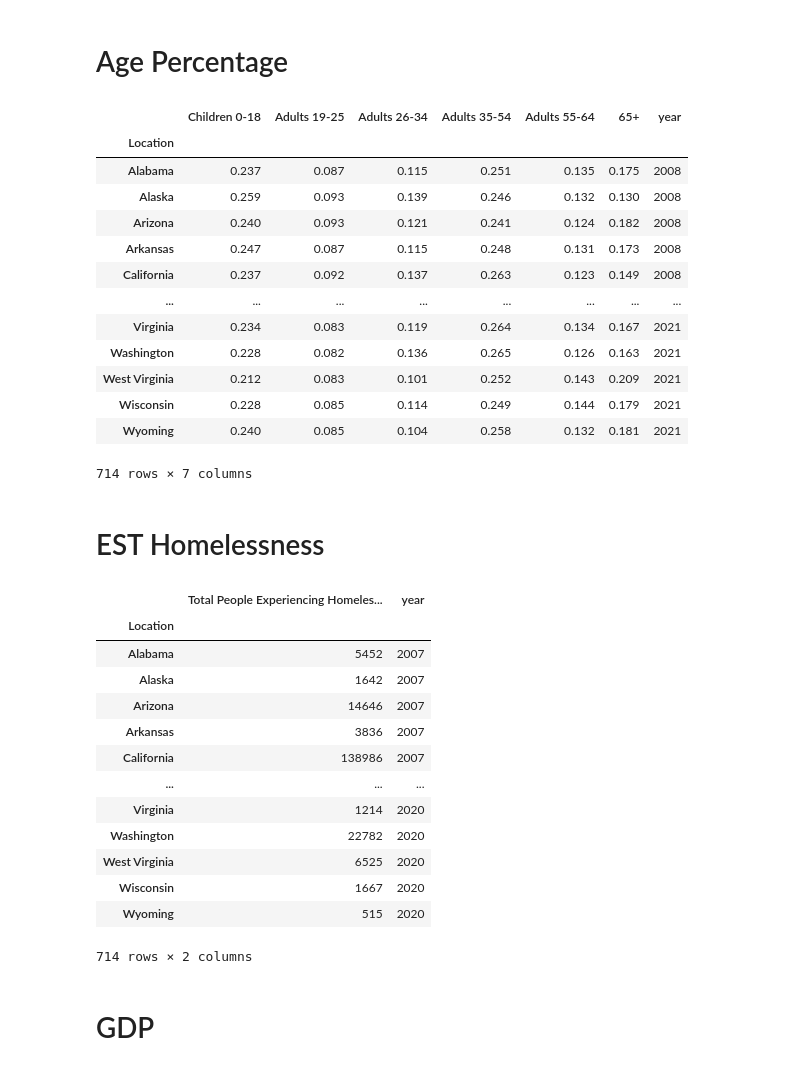
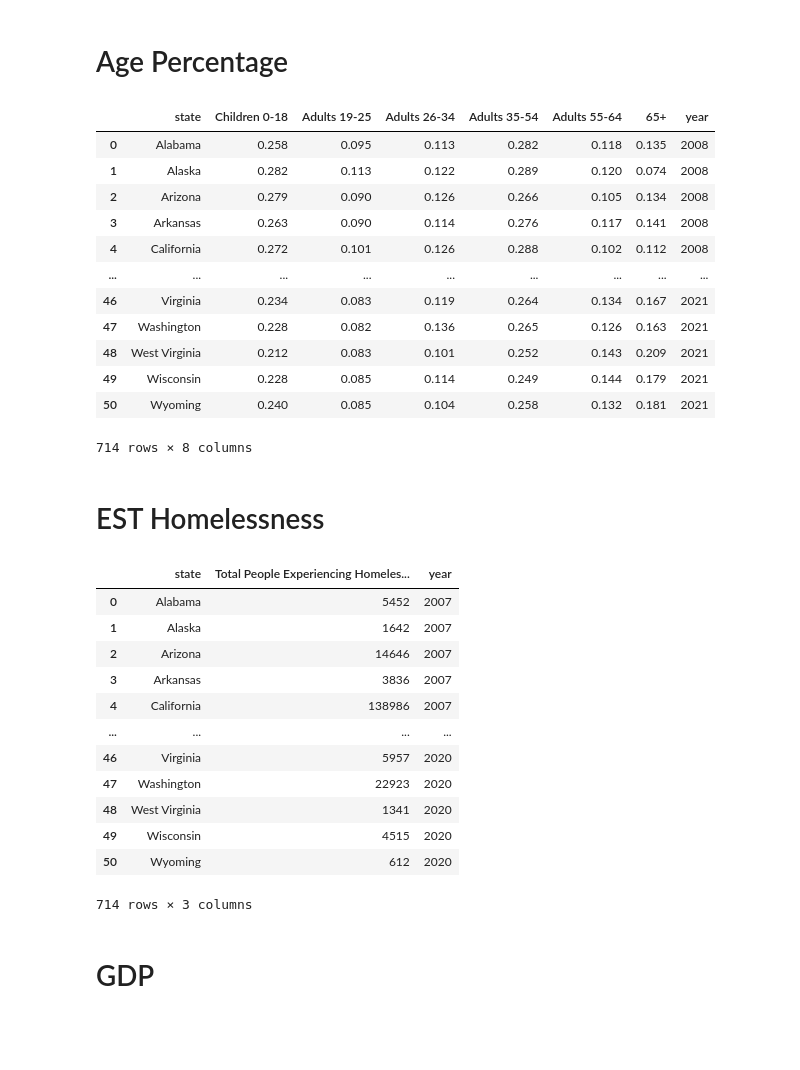
Before and after one commit to MIDS-at-Duke/unifying-data-science-2023-project-ids701_team2, a Jupyter notebook: 10_code/preprocess.ipynb, the cells around one changed output. Drawn from its saved outputs; the diff is of its cells as text; code cells hidden in the pictures; blank space fills up the shorter version.

```diff
--- a/10_code/preprocess.ipynb
+++ b/10_code/preprocess.ipynb
@@ -12,37 +7,39 @@ Successfully installed xlrd-2.0.1
 # %%
 import os
 csv_folder = '../00_source_data/age_percentage'
-csv_files = [os.path.join(csv_folder, file) for file in os.listdir(csv_folder) if file.endswith('.csv')]
+csv_files = [os.path.join(csv_folder, file) for file in sorted(os.listdir(csv_folder)) if file.endswith('.csv')]
 # %%
-combined_age_pct = pd.concat([pd.read_csv(file, index_col=0,header=2, skiprows=[3,55,56,57,58,59,60,61,62,63,64,65,66,67,68,69]) \
+combined_age_pct = pd.concat([pd.read_csv(file, header=2, skiprows=[3,55,56,57,58,59,60,61,62,63,64,65,66,67,68,69]) \
     for file in csv_files])
 
 # drop the last two columns
 combined_age_pct = combined_age_pct.iloc[:, :-2]
 
 # create the column for year
 combined_age_pct['year'] = np.repeat(np.arange(2008, 2022), 51)
 
+# rename the state column
+combined_age_pct.rename(columns={'Location': 'state'}, inplace=True)
+
 # make sure col/row number is correct
 assert combined_age_pct.shape[0] == 51*14
-assert combined_age_pct.shape[1] == 7
+assert combined_age_pct.shape[1] == 8
 
 combined_age_pct
 # %% [output]
-|  | Children 0-18 | Adults 19-25 | Adults 26-34 | Adults 35-54 | Adults 55-64 | 65+ | year |
-| Location |  |  |  |  |  |  |  |
-| Alabama | 0.237 | 0.087 | 0.115 | 0.251 | 0.135 | 0.175 | 2008 |
-| Alaska | 0.259 | 0.093 | 0.139 | 0.246 | 0.132 | 0.130 | 2008 |
-| Arizona | 0.240 | 0.093 | 0.121 | 0.241 | 0.124 | 0.182 | 2008 |
-| Arkansas | 0.247 | 0.087 | 0.115 | 0.248 | 0.131 | 0.173 | 2008 |
-| California | 0.237 | 0.092 | 0.137 | 0.263 | 0.123 | 0.149 | 2008 |
-| ... | ... | ... | ... | ... | ... | ... | ... |
-| Virginia | 0.234 | 0.083 | 0.119 | 0.264 | 0.134 | 0.167 | 2021 |
-| Washington | 0.228 | 0.082 | 0.136 | 0.265 | 0.126 | 0.163 | 2021 |
-| West Virginia | 0.212 | 0.083 | 0.101 | 0.252 | 0.143 | 0.209 | 2021 |
-| Wisconsin | 0.228 | 0.085 | 0.114 | 0.249 | 0.144 | 0.179 | 2021 |
-| Wyoming | 0.240 | 0.085 | 0.104 | 0.258 | 0.132 | 0.181 | 2021 |
+|  | state | Children 0-18 | Adults 19-25 | Adults 26-34 | Adults 35-54 | Adults 55-64 | 65+ | year |
+| 0 | Alabama | 0.258 | 0.095 | 0.113 | 0.282 | 0.118 | 0.135 | 2008 |
+| 1 | Alaska | 0.282 | 0.113 | 0.122 | 0.289 | 0.120 | 0.074 | 2008 |
+| 2 | Arizona | 0.279 | 0.090 | 0.126 | 0.266 | 0.105 | 0.134 | 2008 |
+| 3 | Arkansas | 0.263 | 0.090 | 0.114 | 0.276 | 0.117 | 0.141 | 2008 |
+| 4 | California | 0.272 | 0.101 | 0.126 | 0.288 | 0.102 | 0.112 | 2008 |
+| ... | ... | ... | ... | ... | ... | ... | ... | ... |
+| 46 | Virginia | 0.234 | 0.083 | 0.119 | 0.264 | 0.134 | 0.167 | 2021 |
+| 47 | Washington | 0.228 | 0.082 | 0.136 | 0.265 | 0.126 | 0.163 | 2021 |
+| 48 | West Virginia | 0.212 | 0.083 | 0.101 | 0.252 | 0.143 | 0.209 | 2021 |
+| 49 | Wisconsin | 0.228 | 0.085 | 0.114 | 0.249 | 0.144 | 0.179 | 2021 |
+| 50 | Wyoming | 0.240 | 0.085 | 0.104 | 0.258 | 0.132 | 0.181 | 2021 |
-714 rows × 7 columns
+714 rows × 8 columns
 # %% [markdown]
 # EST Homelessness
 # %%
@@ -51,33 +48,35 @@ csv_files = [os.path.join(csv_folder, file) for file in os.listdir(csv_folder) i
 # %%
-combined_homelessness = pd.concat([pd.read_csv(file, index_col=0,header=2, \
+combined_homelessness = pd.concat([pd.read_csv(file, header=2, \
     skiprows=[3,55,56,57,58,59,60,61,62,63,64,65,66,67,68,69,70,71,72,73,74,75,76,77]) \
     for file in csv_files])
 
 # select the column we need
-combined_homelessness = combined_homelessness.loc[:,['Total People Experiencing Homelessness']]
+combined_homelessness = combined_homelessness.loc[:,['Location', 'Total People Experiencing Homelessness']]
 
 # create the column for year
 combined_homelessness['year'] = np.repeat(np.arange(2007, 2021), 51)
 
+# rename the state column
+combined_homelessness.rename(columns={'Location': 'state'}, inplace=True)
+
 # make sure col/row number is correct
 assert combined_homelessness.shape[0] == 51*14
-assert combined_homelessness.shape[1] == 2
+assert combined_homelessness.shape[1] == 3
 
 combined_homelessness
 # %% [output]
-|  | Total People Experiencing Homeles... | year |
-| Location |  |  |
-| Alabama | 5452 | 2007 |
-| Alaska | 1642 | 2007 |
-| Arizona | 14646 | 2007 |
-| Arkansas | 3836 | 2007 |
-| California | 138986 | 2007 |
-| ... | ... | ... |
-| Virginia | 1214 | 2020 |
-| Washington | 22782 | 2020 |
-| West Virginia | 6525 | 2020 |
-| Wisconsin | 1667 | 2020 |
-| Wyoming | 515 | 2020 |
+|  | state | Total People Experiencing Homeles... | year |
+| 0 | Alabama | 5452 | 2007 |
+| 1 | Alaska | 1642 | 2007 |
+| 2 | Arizona | 14646 | 2007 |
+| 3 | Arkansas | 3836 | 2007 |
+| 4 | California | 138986 | 2007 |
+| ... | ... | ... | ... |
+| 46 | Virginia | 5957 | 2020 |
+| 47 | Washington | 22923 | 2020 |
+| 48 | West Virginia | 1341 | 2020 |
+| 49 | Wisconsin | 4515 | 2020 |
+| 50 | Wyoming | 612 | 2020 |
-714 rows × 2 columns
+714 rows × 3 columns
 # %% [markdown]
 # GDP
```
Also changed, not shown: parts of 25 cells of this notebook, 4 other files.
